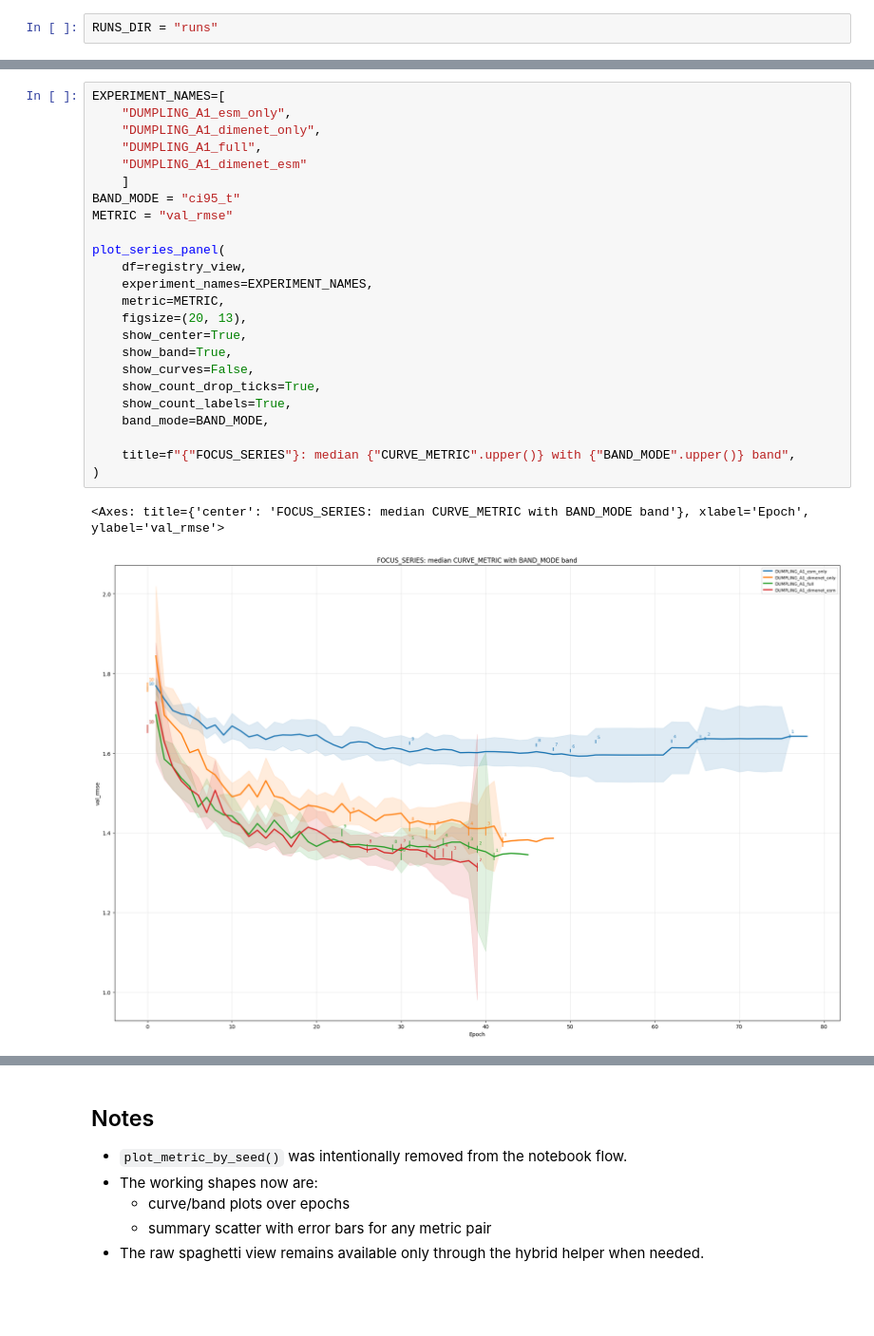
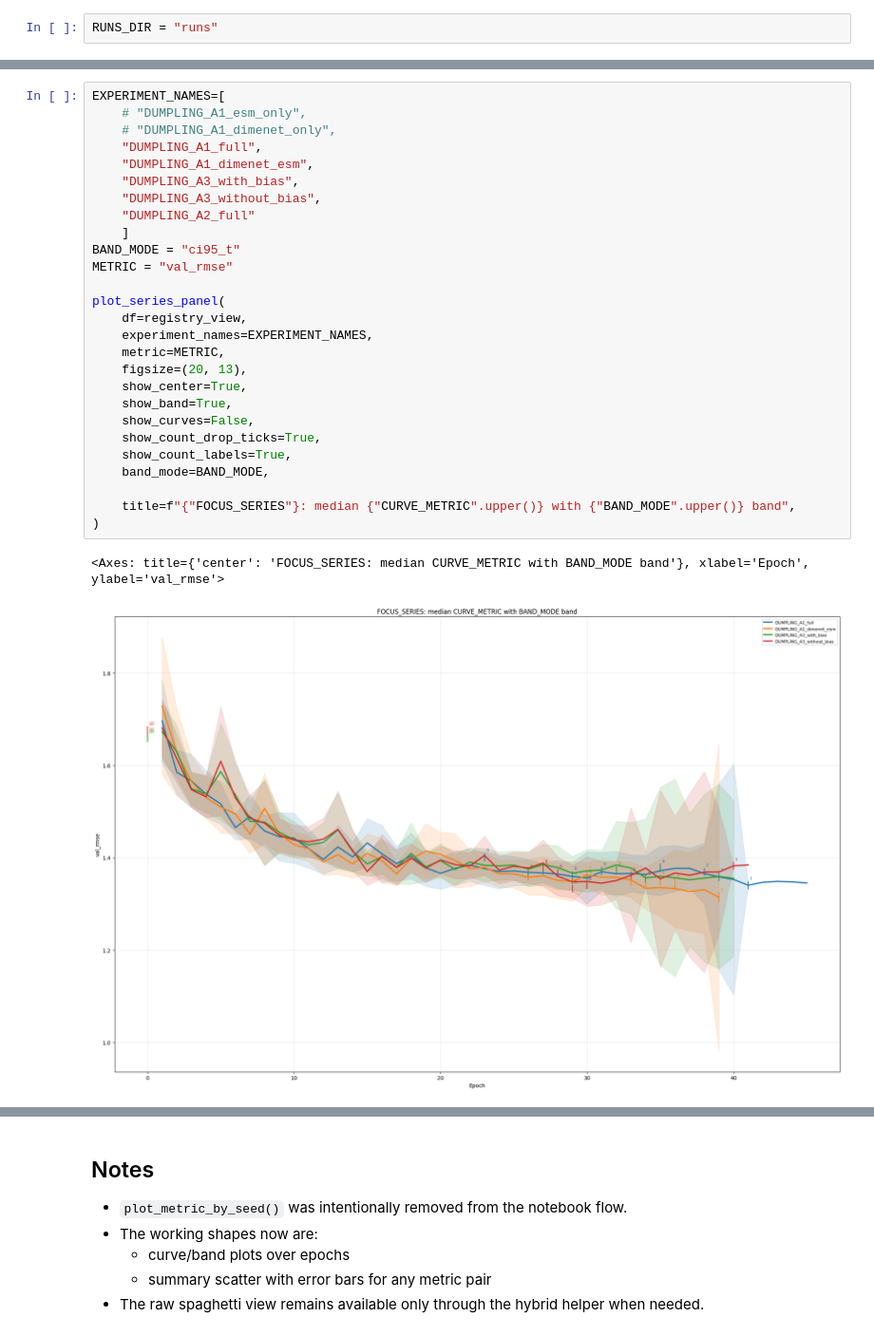
Before and after one commit to BlackSabbitch/DUMPLINGs, a Jupyter notebook: series_analysis.ipynb, the cells around one changed output, grey strips where cells are left out. Shown at 95% size. Saved outputs shown, nothing was run; the diff lists cells and outputs as text; blank space fills up the shorter version.

```diff
--- a/series_analysis.ipynb
+++ b/series_analysis.ipynb
@@ -63,30 +72,33 @@ history rows: 5640
 | 4 | DUMPLING_A1_full_20260511_165613_... | 42 | 1.0 | 5 | 1.373856 | 1.469889 | 0.247253 | ... |
 # %%
 EXPERIMENT_NAMES=[
-    "DUMPLING_A1_esm_only",
-    "DUMPLING_A1_dimenet_only",
+    # "DUMPLING_A1_esm_only",
+    # "DUMPLING_A1_dimenet_only",
     "DUMPLING_A1_full",
-    "DUMPLING_A1_dimenet_esm"
+    "DUMPLING_A1_dimenet_esm",
+    "DUMPLING_A3_with_bias",
+    "DUMPLING_A3_without_bias",
+    "DUMPLING_A2_full"
     ]
 BAND_MODE = "ci95_t"
 METRIC = "val_rmse"
 
 plot_series_panel(
     df=registry_view,
     experiment_names=EXPERIMENT_NAMES,
     metric=METRIC,
     figsize=(20, 13),
     show_center=True,
     show_band=True,
     show_curves=False,
     show_count_drop_ticks=True,
     show_count_labels=True,
     band_mode=BAND_MODE,
 
     title=f"{"FOCUS_SERIES"}: median {"CURVE_METRIC".upper()} with {"BAND_MODE".upper()} band",
 )
 # %% [output]
 <Axes: title={'center': 'FOCUS_SERIES: median CURVE_METRIC with BAND_MODE band'}, xlabel='Epoch', ylabel='val_rmse'>
-[figure, old version]
+[figure, new version]
 # %%
 EXPERIMENT_NAMES=[
```
Also changed, not shown: parts of 9 cells of this notebook, 3 other files.
